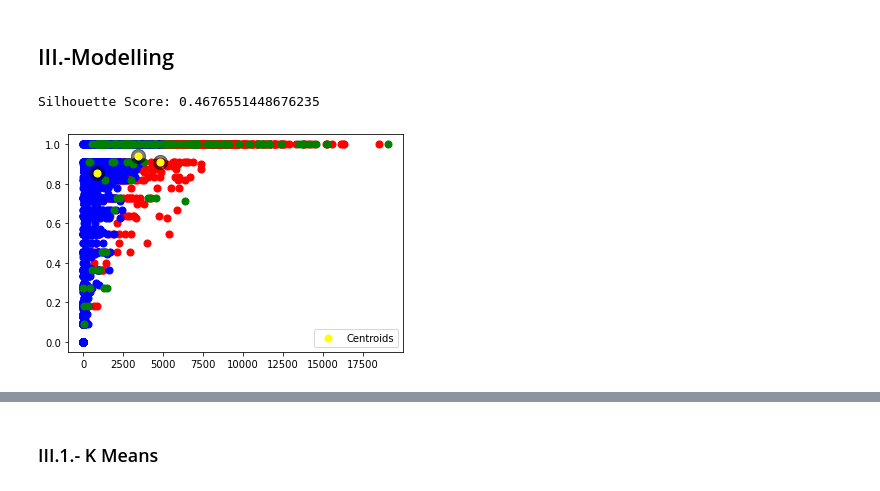
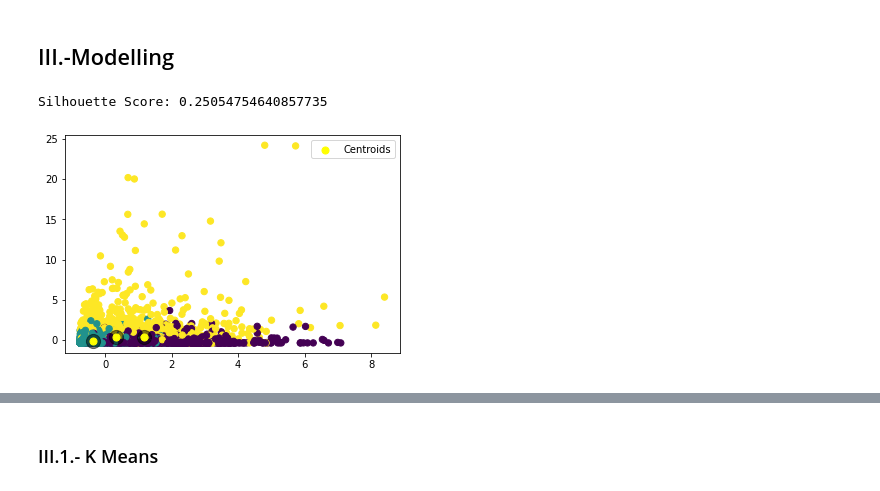
Before and after one commit to Insectonwindscreen/MLxB_CA1, a Jupyter notebook: Marketing_analysis_clusters_1.ipynb, the cells around one changed output, grey strips where cells are left out. Cells and saved outputs as stored; diff of their text form; code cells hidden in the pictures.

```diff
--- a/Marketing_analysis_clusters_1.ipynb
+++ b/Marketing_analysis_clusters_1.ipynb
@@ -424,25 +436,24 @@ x= creditcard_df_scaled
-# %%
-kmeans = KMeans(n_clusters = 3, max_iter = 300, n_init = 10, random_state = 38)
-y_kmeans = kmeans.fit_predict(x)
-centers = kmeans.cluster_centers_
-
-# Visualising the clusters using scatter() method
-plt.scatter(x[y_kmeans == 0, 0], x[y_kmeans == 0, 1], s = 50, c = 'red')
-plt.scatter(x[y_kmeans == 1, 0], x[y_kmeans == 1, 1], s = 50, c = 'blue')
-plt.scatter(x[y_kmeans == 2, 0], x[y_kmeans == 2, 1], s = 50, c = 'green')
-plt.scatter(centers[:, 0], centers[:, 1], c='black', s=200, alpha=0.5);
-
-
-# Plotting the centroids of the clusters
-plt.scatter(kmeans.cluster_centers_[:, 0], kmeans.cluster_centers_[:,1], s = 50, c = 'yellow', label = 'Centroids')
-plt.legend(loc ="best")
-# Display the silhouette score values
-print(f'Silhouette Score: {silhouette_score(x, y_kmeans)}')
-
-# Create an additional column in the dataframe (df) as KMeans_labels
-allResults['KMeans_labels'] = kmeans.labels_
-allResults['KMeans_Score'] = silhouette_score(x, y_kmeans)
-# %% [output]
-Silhouette Score: 0.4676551448676235
-[figure, removed]
+# %%
+kmeans = KMeans(n_clusters = n_clusters, max_iter = 300, n_init = 10, random_state = 38)
+y_kmeans = kmeans.fit_predict(x)
+centers = kmeans.cluster_centers_
+
+
+# Visualising the clusters using scatter() method
+plt.scatter(x[:,0], x[:,3], c=y_kmeans, s=40, cmap='viridis')
+plt.scatter(centers[:, 0], centers[:, 1], c='black', s=200, alpha=0.5);
+
+
+# Plotting the centroids of the clusters
+plt.scatter(kmeans.cluster_centers_[:, 0], kmeans.cluster_centers_[:,1], s = 50, c = 'yellow', label = 'Centroids')
+plt.legend(loc ="best")
+# Display the silhouette score values
+print(f'Silhouette Score: {silhouette_score(x, y_kmeans)}')
+
+# Create an additional column in the dataframe (df) as KMeans_labels
+Labels.append(kmeans.labels_)
+Score.append(silhouette_score(x, y_kmeans))
+# %% [output]
+Silhouette Score: 0.25054754640857735
+[figure, added]
 # %%
```
Also changed, not shown: parts of 37 cells of this notebook.
